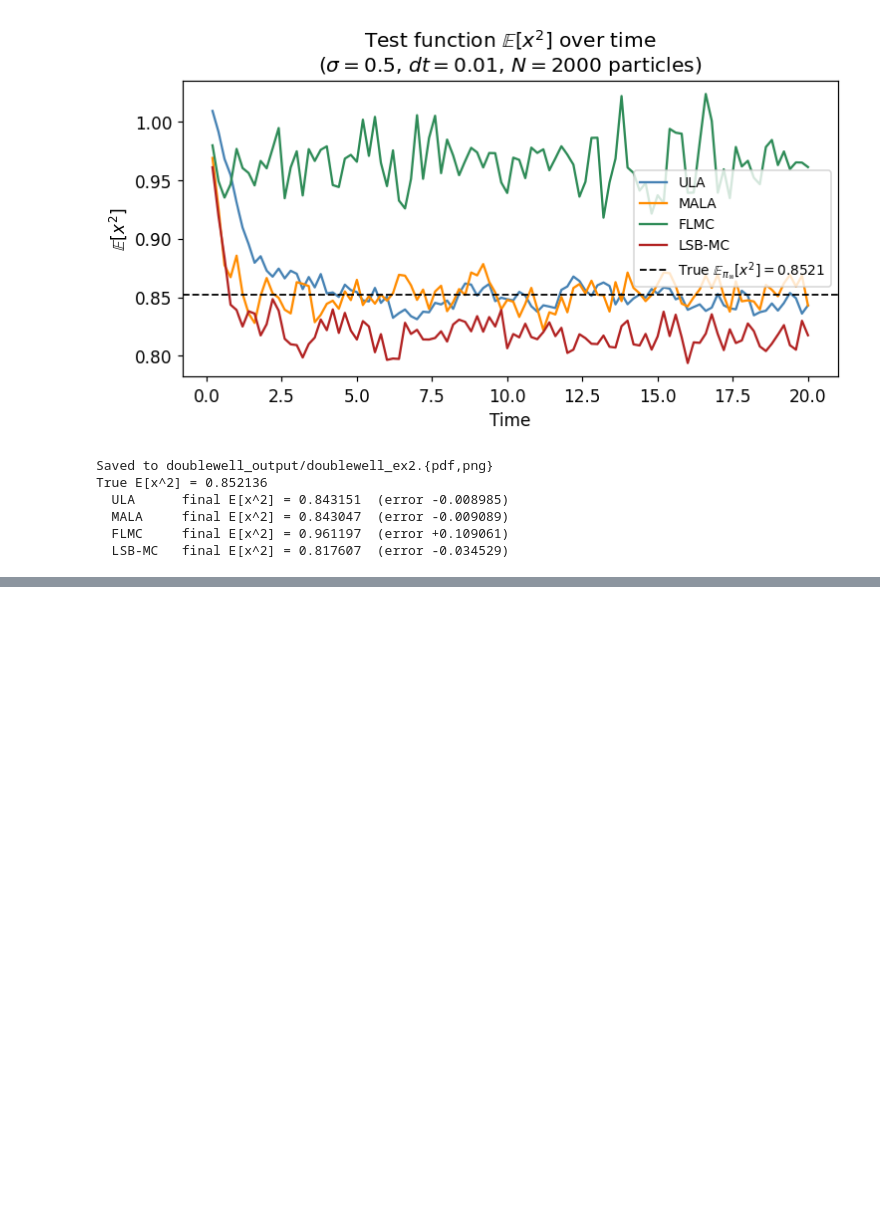
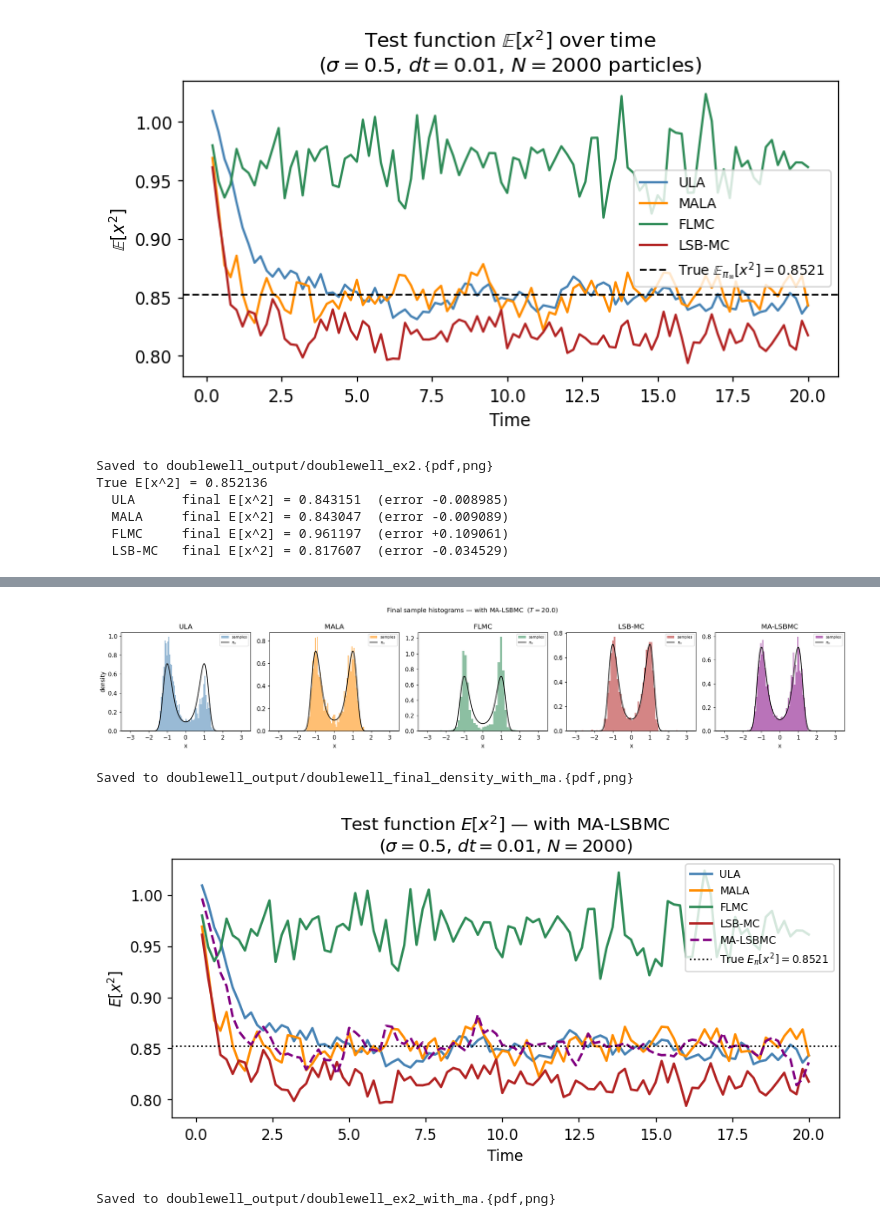
Before and after one commit to zheyuanlai/levy-sampling, a Jupyter notebook: doublewell.ipynb, the cells around one changed output, grey strips where cells are left out. Cells and saved outputs as stored; diff of their text form; code cells hidden in the pictures; blank space fills up the shorter version.

```diff
--- a/doublewell.ipynb
+++ b/doublewell.ipynb
@@ -636,0 +1206,47 @@ True E[x^2] = 0.852136
+# %%
+# ── Figure B: final sample histograms with MA-LSBMC ────────────────────────
+fig, axes = plt.subplots(1, 5, figsize=(20, 4), sharey=False)
+xs_d2 = np.linspace(-3.5, 3.5, 600)
+pi_v2 = target.density(xs_d2)
+
+for ax, m in zip(axes, METHODS_EXT):
+    x_fin = _get_ext(m, 5)
+    ax.hist(_finite(x_fin), bins=60, density=True, alpha=0.55,
+            color=COLORS_EXT[m], label='samples')
+    ax.plot(xs_d2, pi_v2, 'k-', lw=1.5, label='$\\pi_\\infty$')
+    ax.set(title=m, xlabel='x', xlim=(-3.5, 3.5))
+    ax.legend(fontsize=7)
+
+axes[0].set_ylabel('density')
+plt.suptitle(f'Final sample histograms — with MA-LSBMC  ($T={T_TOTAL}$)', fontsize=12)
+plt.tight_layout()
+for ext in ('pdf', 'png'):
+    fig.savefig(OUT / f'doublewell_final_density_with_ma.{ext}', bbox_inches='tight', dpi=150)
+plt.show()
+print(f"Saved to {OUT}/doublewell_final_density_with_ma.{{pdf,png}}")
+
+
+# ── Figure C: E[x^2] with MA-LSBMC ──────────────────────────────────────────
+fig, ax = plt.subplots(figsize=(8, 4))
+for m in METHODS_EXT:
+    t   = _get_ext(m, 0)
+    ex2 = _get_ext(m, 4)
+    ls  = '--' if m == 'MA-LSBMC' else '-'
+    ax.plot(t, ex2, color=COLORS_EXT[m], lw=1.8, ls=ls, label=m)
+
+ax.axhline(_true_ex2, color='black', ls=':', lw=1.2,
+           label=f'True $E_{{\\pi}}[x^2]={_true_ex2:.4f}$')
+ax.set(xlabel='Time', ylabel='$E[x^2]$',
+       title=f'Test function $E[x^2]$ — with MA-LSBMC\n'
+             f'($\\sigma={SIGMA}$, $dt={DT}$, $N={N_PART}$)')
+ax.legend(fontsize=8)
+plt.tight_layout()
+for ext in ('pdf', 'png'):
+    fig.savefig(OUT / f'doublewell_ex2_with_ma.{ext}', bbox_inches='tight', dpi=150)
+plt.show()
+print(f"Saved to {OUT}/doublewell_ex2_with_ma.{{pdf,png}}")
+# %% [output]
+[figure, added]
+Saved to doublewell_output/doublewell_final_density_with_ma.{pdf,png}
+[figure, added]
+Saved to doublewell_output/doublewell_ex2_with_ma.{pdf,png}
```
Also changed, not shown: parts of 7 cells of this notebook, 11 other files.
